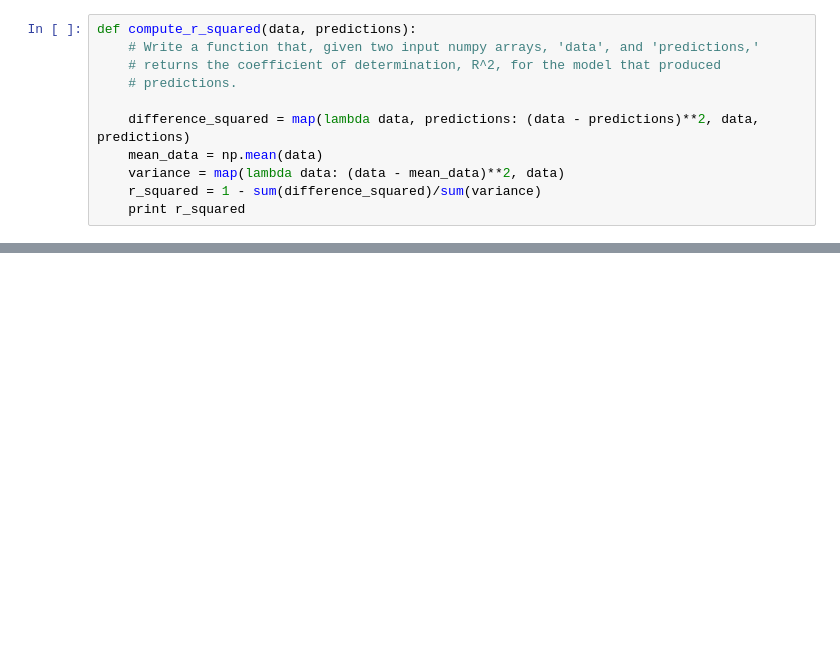
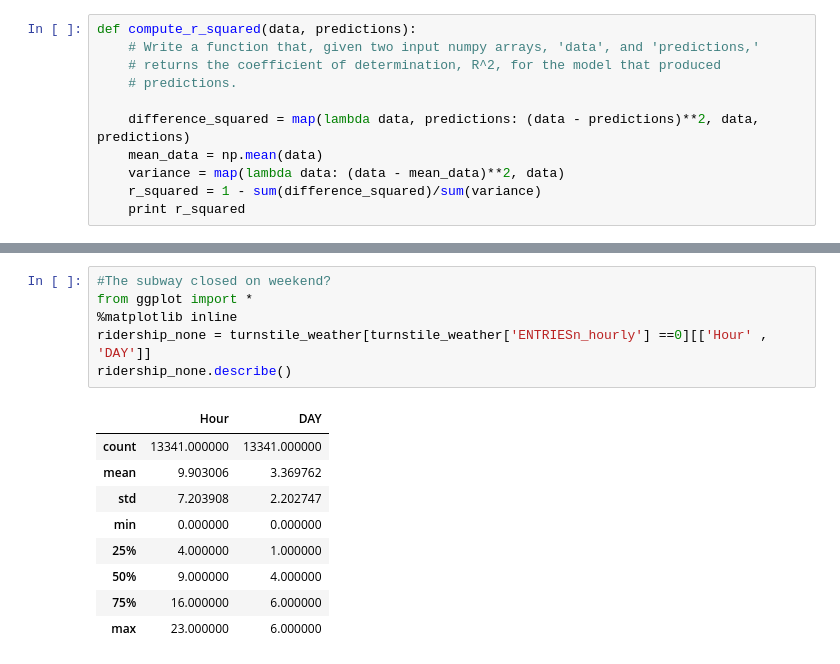
Before and after one commit to thuyquach/Analyzing-New-York-Subway-Data, a Jupyter notebook: Analyzing the NYC Subway Dataset.ipynb, the cells around one changed output, grey strips where cells are left out. Cells and saved outputs as stored; diff of their text form; blank space fills up the shorter version.

```diff
--- a/Analyzing the NYC Subway Dataset.ipynb
+++ b/Analyzing the NYC Subway Dataset.ipynb
@@ -277,0 +400,16 @@ compute_r_squared(data, predictions(turnstile_weather))
+# %%
+#The subway closed on weekend?
+from ggplot import *
+%matplotlib inline
+ridership_none = turnstile_weather[turnstile_weather['ENTRIESn_hourly'] ==0][['Hour' , 'DAY']]
+ridership_none.describe()
+# %% [output]
+|  | Hour | DAY |
+| count | 13341.000000 | 13341.000000 |
+| mean | 9.903006 | 3.369762 |
+| std | 7.203908 | 2.202747 |
+| min | 0.000000 | 0.000000 |
+| 25% | 4.000000 | 1.000000 |
+| 50% | 9.000000 | 4.000000 |
+| 75% | 16.000000 | 6.000000 |
+| max | 23.000000 | 6.000000 |
```
Also changed, not shown: parts of 19 cells of this notebook.
